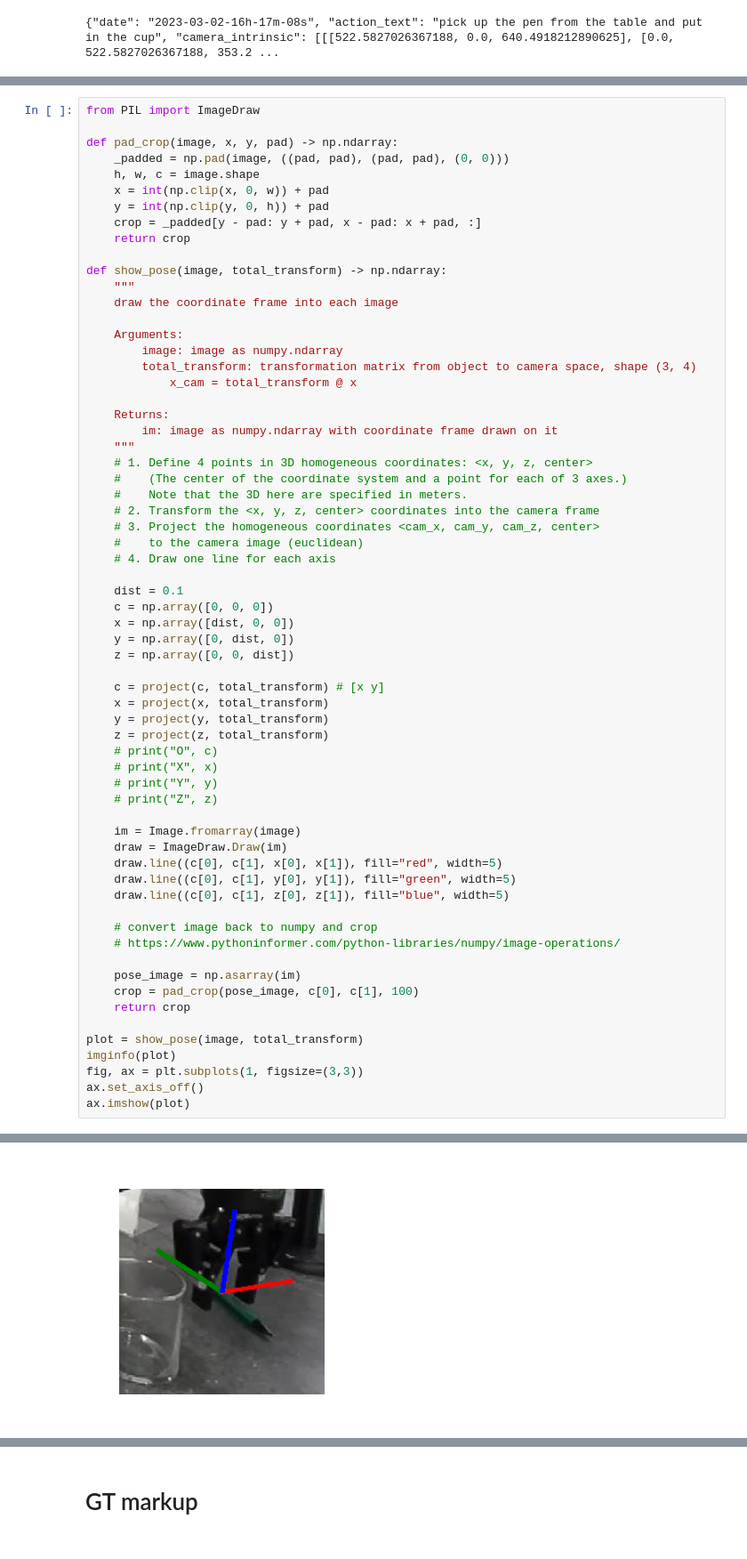
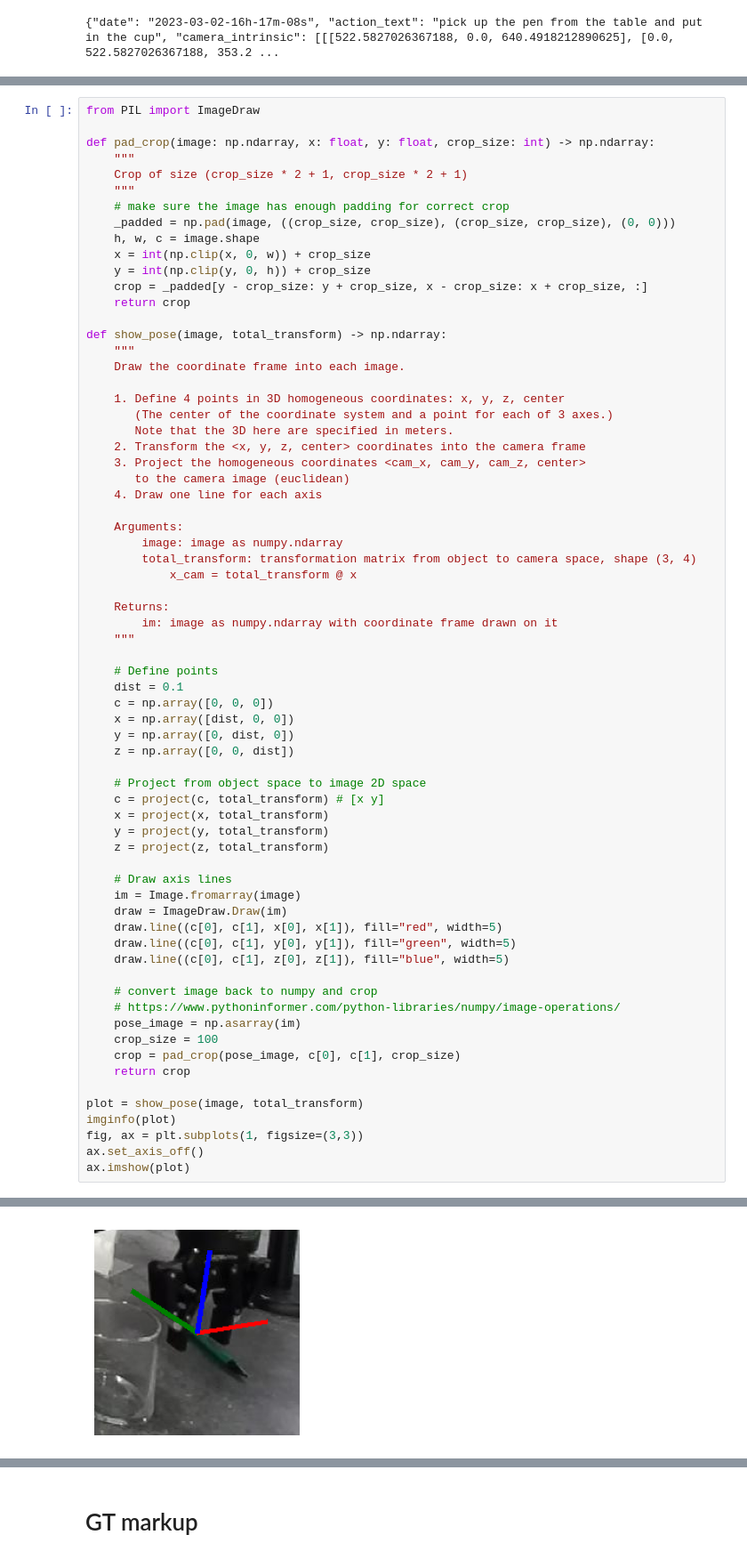
Before and after one commit to maximelianos/python-example-droid-dataset, a Jupyter notebook: test_real.ipynb, the cells around one changed output, grey strips where cells are left out. Shown at 89% size. Saved outputs shown, nothing was run; the diff lists cells and outputs as text.

```diff
--- a/test_real.ipynb
+++ b/test_real.ipynb
@@ -126,17 +131,29 @@ pick up the pen from the table and put in the cup
 # %%
 from PIL import ImageDraw
 
-def pad_crop(image, x, y, pad) -> np.ndarray:
-    _padded = np.pad(image, ((pad, pad), (pad, pad), (0, 0)))
+def pad_crop(image: np.ndarray, x: float, y: float, crop_size: int) -> np.ndarray:
+    """
+    Crop of size (crop_size * 2 + 1, crop_size * 2 + 1)
+    """
+    # make sure the image has enough padding for correct crop
+    _padded = np.pad(image, ((crop_size, crop_size), (crop_size, crop_size), (0, 0)))
     h, w, c = image.shape
-    x = int(np.clip(x, 0, w)) + pad
-    y = int(np.clip(y, 0, h)) + pad
-    crop = _padded[y - pad: y + pad, x - pad: x + pad, :]
+    x = int(np.clip(x, 0, w)) + crop_size
+    y = int(np.clip(y, 0, h)) + crop_size
+    crop = _padded[y - crop_size: y + crop_size, x - crop_size: x + crop_size, :]
     return crop
 
 def show_pose(image, total_transform) -> np.ndarray:
     """
-    draw the coordinate frame into each image
+    Draw the coordinate frame into each image.
+
+    1. Define 4 points in 3D homogeneous coordinates: x, y, z, center
+       (The center of the coordinate system and a point for each of 3 axes.)
+       Note that the 3D here are specified in meters.
+    2. Transform the <x, y, z, center> coordinates into the camera frame
+    3. Project the homogeneous coordinates <cam_x, cam_y, cam_z, center>
+       to the camera image (euclidean)
+    4. Draw one line for each axis
 
     Arguments:
         image: image as numpy.ndarray
@@ -146,48 +163,40 @@ def show_pose(image, total_transform) -> np.ndarray:
     Returns:
         im: image as numpy.ndarray with coordinate frame drawn on it
     """
-    # 1. Define 4 points in 3D homogeneous coordinates: <x, y, z, center>
-    #    (The center of the coordinate system and a point for each of 3 axes.)
-    #    Note that the 3D here are specified in meters.
-    # 2. Transform the <x, y, z, center> coordinates into the camera frame
-    # 3. Project the homogeneous coordinates <cam_x, cam_y, cam_z, center>
-    #    to the camera image (euclidean)
-    # 4. Draw one line for each axis
 
+    # Define points
     dist = 0.1
     c = np.array([0, 0, 0])
     x = np.array([dist, 0, 0])
     y = np.array([0, dist, 0])
     z = np.array([0, 0, dist])
 
+    # Project from object space to image 2D space
     c = project(c, total_transform) # [x y]
     x = project(x, total_transform)
     y = project(y, total_transform)
     z = project(z, total_transform)
-    # print("O", c)
-    # print("X", x)
-    # print("Y", y)
-    # print("Z", z)
 
+    # Draw axis lines
     im = Image.fromarray(image)
     draw = ImageDraw.Draw(im)
     draw.line((c[0], c[1], x[0], x[1]), fill="red", width=5)
     draw.line((c[0], c[1], y[0], y[1]), fill="green", width=5)
     draw.line((c[0], c[1], z[0], z[1]), fill="blue", width=5)
 
     # convert image back to numpy and crop
     # https://www.pythoninformer.com/python-libraries/numpy/image-operations/
-
     pose_image = np.asarray(im)
-    crop = pad_crop(pose_image, c[0], c[1], 100)
+    crop_size = 100
+    crop = pad_crop(pose_image, c[0], c[1], crop_size)
     return crop
 
 plot = show_pose(image, total_transform)
 imginfo(plot)
 fig, ax = plt.subplots(1, figsize=(3,3))
 ax.set_axis_off()
 ax.imshow(plot)
 # %% [output]
 <class 'numpy.ndarray'> uint8 (200, 200, 3) 0 255
 <matplotlib.image.AxesImage at 0x...>
-[figure, old version]
+[figure, new version]
```
Also changed, not shown: parts of 10 cells of this notebook.
